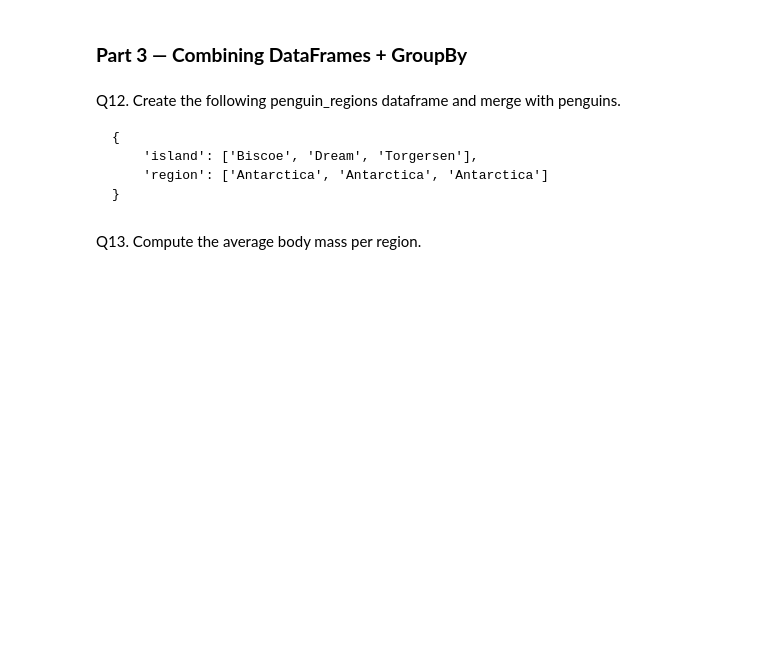
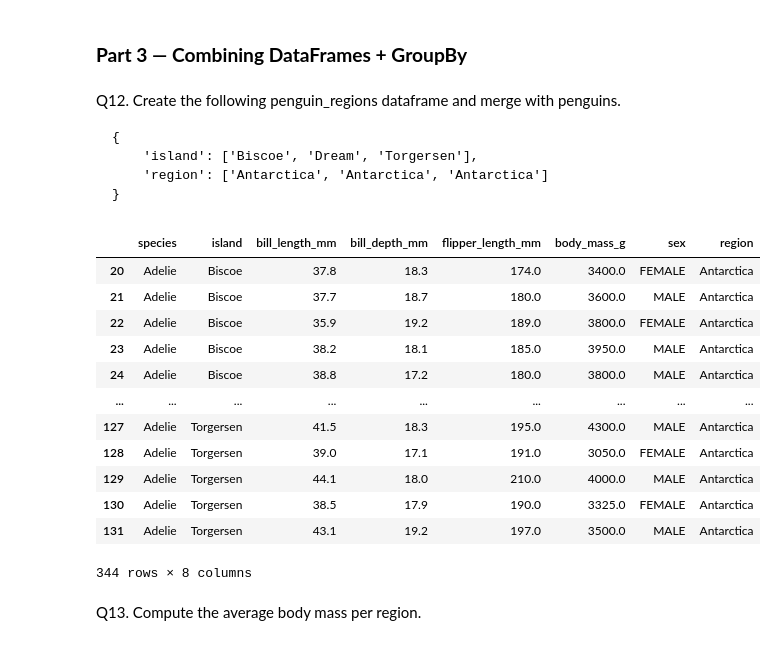
Before and after one commit to gpugovka/ML-stuff, a Jupyter notebook: Mini_Project_Part3_Erin.ipynb, the cells around one changed output. Cells and saved outputs as stored; diff of their text form; code cells hidden in the pictures; blank space fills up the shorter version.

````diff
--- a/Mini_Project_Part3_Erin.ipynb
+++ b/Mini_Project_Part3_Erin.ipynb
@@ -287,5 +287,27 @@ Q12. Create the following penguin_regions dataframe and merge with penguins.
     'region': ['Antarctica', 'Antarctica', 'Antarctica']
 }
 ```
+# %%
+regions_dict = {
+    'island': ['Biscoe', 'Dream', 'Torgersen'],
+    'region': ['Antarctica', 'Antarctica', 'Antarctica']
+}
+regions = pd.DataFrame(regions_dict)
+penguins_x_regions = penguins.join(regions.set_index('island'), on='island',how='outer')
+penguins_x_regions
+# %% [output]
+|  | species | island | bill_length_mm | bill_depth_mm | flipper_length_mm | body_mass_g | sex | region |
+| 20 | Adelie | Biscoe | 37.8 | 18.3 | 174.0 | 3400.0 | FEMALE | Antarctica |
+| 21 | Adelie | Biscoe | 37.7 | 18.7 | 180.0 | 3600.0 | MALE | Antarctica |
+| 22 | Adelie | Biscoe | 35.9 | 19.2 | 189.0 | 3800.0 | FEMALE | Antarctica |
+| 23 | Adelie | Biscoe | 38.2 | 18.1 | 185.0 | 3950.0 | MALE | Antarctica |
+| 24 | Adelie | Biscoe | 38.8 | 17.2 | 180.0 | 3800.0 | MALE | Antarctica |
+| ... | ... | ... | ... | ... | ... | ... | ... | ... |
+| 127 | Adelie | Torgersen | 41.5 | 18.3 | 195.0 | 4300.0 | MALE | Antarctica |
+| 128 | Adelie | Torgersen | 39.0 | 17.1 | 191.0 | 3050.0 | FEMALE | Antarctica |
+| 129 | Adelie | Torgersen | 44.1 | 18.0 | 210.0 | 4000.0 | MALE | Antarctica |
+| 130 | Adelie | Torgersen | 38.5 | 17.9 | 190.0 | 3325.0 | FEMALE | Antarctica |
+| 131 | Adelie | Torgersen | 43.1 | 19.2 | 197.0 | 3500.0 | MALE | Antarctica |
+344 rows × 8 columns
 # %% [markdown]
 Q13. Compute the average body mass per region.
````
Also changed, not shown: parts of 4 cells of this notebook.
